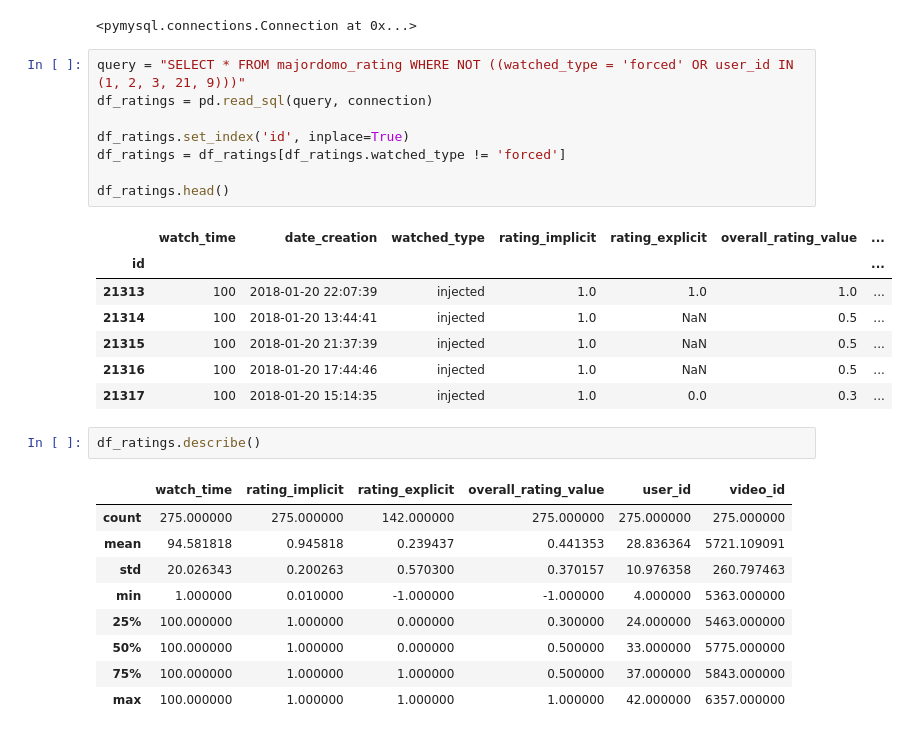
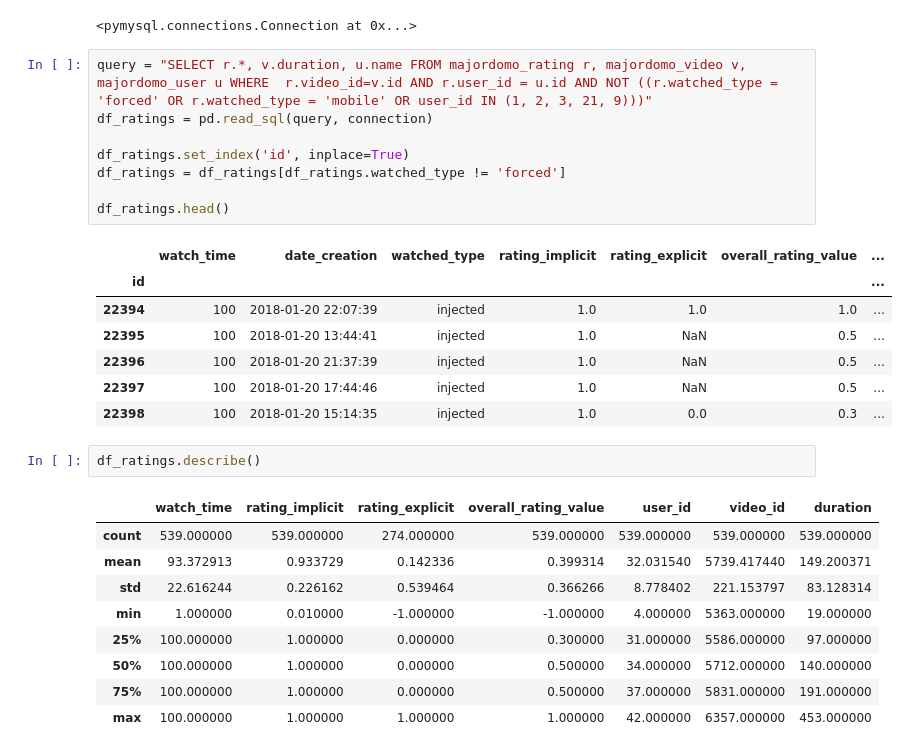
Before and after one commit to davidcampelo/tv4e-recommender, a Jupyter notebook: notebooks/recommender_features_analysis.ipynb, the cells around one changed output. Drawn from its saved outputs; the diff is of its cells as text.

```diff
--- a/notebooks/recommender_features_analysis.ipynb
+++ b/notebooks/recommender_features_analysis.ipynb
@@ -16,33 +16,33 @@ connection
 # %% [output]
 <pymysql.connections.Connection at 0x...>
 # %%
-query = "SELECT * FROM majordomo_rating WHERE NOT ((watched_type = 'forced' OR user_id IN (1, 2, 3, 21, 9)))"
+query = "SELECT r.*, v.duration, u.name FROM majordomo_rating r, majordomo_video v, majordomo_user u WHERE  r.video_id=v.id AND r.user_id = u.id AND NOT ((r.watched_type = 'forced' OR r.watched_type = 'mobile' OR user_id IN (1, 2, 3, 21, 9)))"
 df_ratings = pd.read_sql(query, connection)
 
 df_ratings.set_index('id', inplace=True)
 df_ratings = df_ratings[df_ratings.watched_type != 'forced']
 
 df_ratings.head()
 # %% [output]
 |  | watch_time | date_creation | watched_type | rating_implicit | rating_explicit | overall_rating_value | ... |
 | id |  |  |  |  |  |  | ... |
-| 21313 | 100 | 2018-01-20 22:07:39 | injected | 1.0 | 1.0 | 1.0 | ... |
-| 21314 | 100 | 2018-01-20 13:44:41 | injected | 1.0 | NaN | 0.5 | ... |
-| 21315 | 100 | 2018-01-20 21:37:39 | injected | 1.0 | NaN | 0.5 | ... |
-| 21316 | 100 | 2018-01-20 17:44:46 | injected | 1.0 | NaN | 0.5 | ... |
-| 21317 | 100 | 2018-01-20 15:14:35 | injected | 1.0 | 0.0 | 0.3 | ... |
+| 22394 | 100 | 2018-01-20 22:07:39 | injected | 1.0 | 1.0 | 1.0 | ... |
+| 22395 | 100 | 2018-01-20 13:44:41 | injected | 1.0 | NaN | 0.5 | ... |
+| 22396 | 100 | 2018-01-20 21:37:39 | injected | 1.0 | NaN | 0.5 | ... |
+| 22397 | 100 | 2018-01-20 17:44:46 | injected | 1.0 | NaN | 0.5 | ... |
+| 22398 | 100 | 2018-01-20 15:14:35 | injected | 1.0 | 0.0 | 0.3 | ... |
 # %%
 df_ratings.describe()
 # %% [output]
-|  | watch_time | rating_implicit | rating_explicit | overall_rating_value | user_id | video_id |
-| count | 275.000000 | 275.000000 | 142.000000 | 275.000000 | 275.000000 | 275.000000 |
-| mean | 94.581818 | 0.945818 | 0.239437 | 0.441353 | 28.836364 | 5721.109091 |
-| std | 20.026343 | 0.200263 | 0.570300 | 0.370157 | 10.976358 | 260.797463 |
-| min | 1.000000 | 0.010000 | -1.000000 | -1.000000 | 4.000000 | 5363.000000 |
-| 25% | 100.000000 | 1.000000 | 0.000000 | 0.300000 | 24.000000 | 5463.000000 |
-| 50% | 100.000000 | 1.000000 | 0.000000 | 0.500000 | 33.000000 | 5775.000000 |
-| 75% | 100.000000 | 1.000000 | 1.000000 | 0.500000 | 37.000000 | 5843.000000 |
-| max | 100.000000 | 1.000000 | 1.000000 | 1.000000 | 42.000000 | 6357.000000 |
+|  | watch_time | rating_implicit | rating_explicit | overall_rating_value | user_id | video_id | duration |
+| count | 539.000000 | 539.000000 | 274.000000 | 539.000000 | 539.000000 | 539.000000 | 539.000000 |
+| mean | 93.372913 | 0.933729 | 0.142336 | 0.399314 | 32.031540 | 5739.417440 | 149.200371 |
+| std | 22.616244 | 0.226162 | 0.539464 | 0.366266 | 8.778402 | 221.153797 | 83.128314 |
+| min | 1.000000 | 0.010000 | -1.000000 | -1.000000 | 4.000000 | 5363.000000 | 19.000000 |
+| 25% | 100.000000 | 1.000000 | 0.000000 | 0.300000 | 31.000000 | 5586.000000 | 97.000000 |
+| 50% | 100.000000 | 1.000000 | 0.000000 | 0.500000 | 34.000000 | 5712.000000 | 140.000000 |
+| 75% | 100.000000 | 1.000000 | 0.000000 | 0.500000 | 37.000000 | 5831.000000 | 191.000000 |
+| max | 100.000000 | 1.000000 | 1.000000 | 1.000000 | 42.000000 | 6357.000000 | 453.000000 |
 # %%
 # Grouping ratings by user
 df_ratings_by_user = df_ratings.groupby(['user_id']).size().reset_index(name='counts')
```
Also changed, not shown: parts of 19 cells of this notebook.
